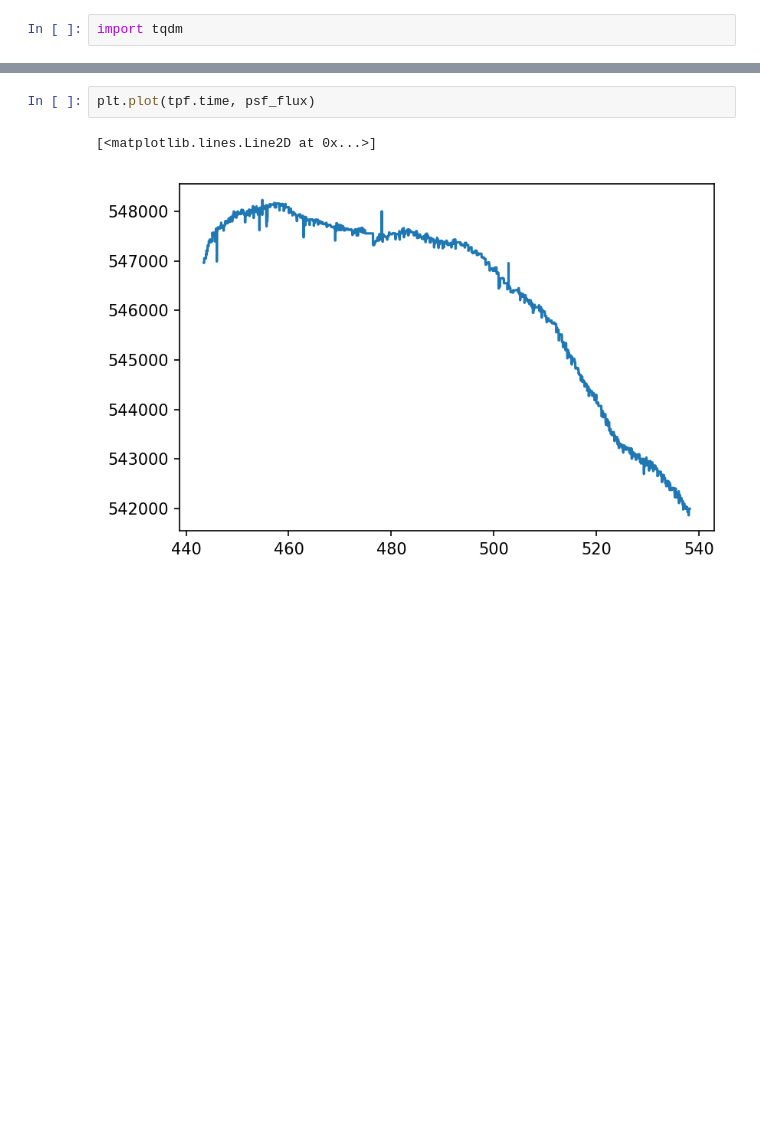
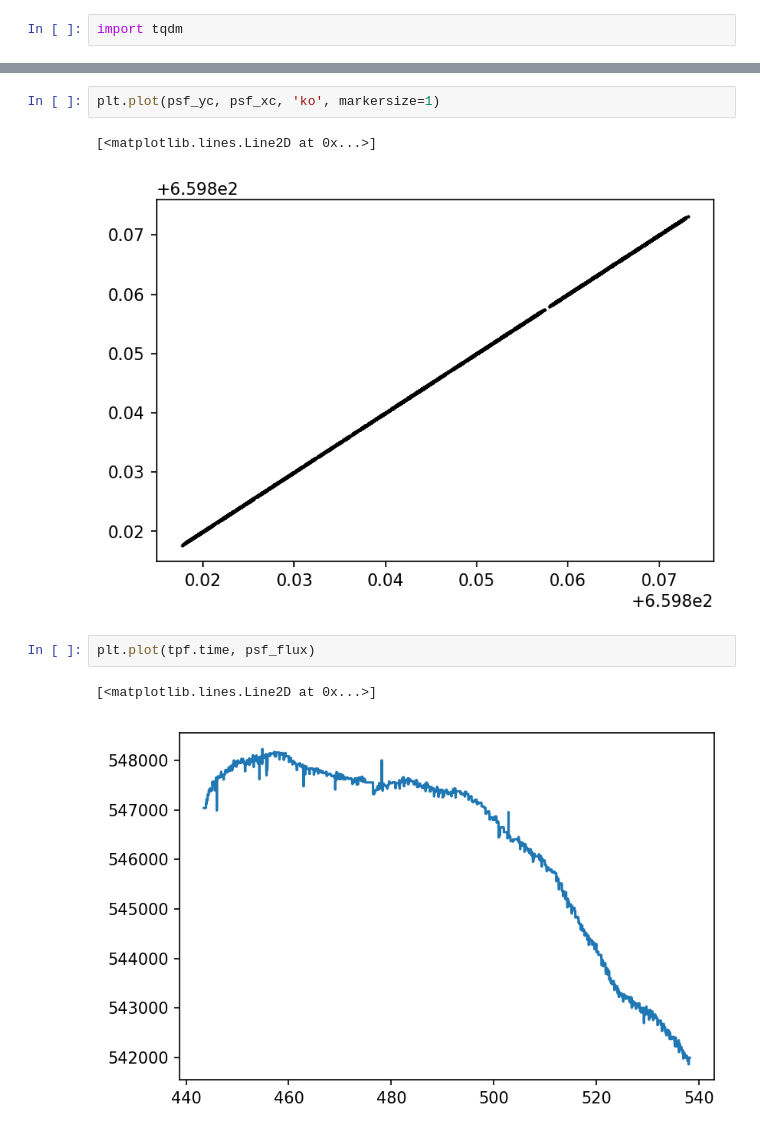
Before and after one commit to mirca/vaneska, a Jupyter notebook: interp_grad_demo.ipynb, the cells around one changed output, grey strips where cells are left out. Cells and saved outputs as stored; diff of their text form; blank space fills up the shorter version.

```diff
--- a/interp_grad_demo.ipynb
+++ b/interp_grad_demo.ipynb
@@ -210,3 +184,8 @@ INFO:tensorflow:Optimization terminated with:
+# %%
+plt.plot(psf_yc, psf_xc, 'ko', markersize=1)
+# %% [output]
+[<matplotlib.lines.Line2D at 0x...>]
+[figure, added]
 # %%
 plt.plot(tpf.time, psf_flux)
 # %% [output]
```
Also changed, not shown: parts of 15 cells of this notebook.
